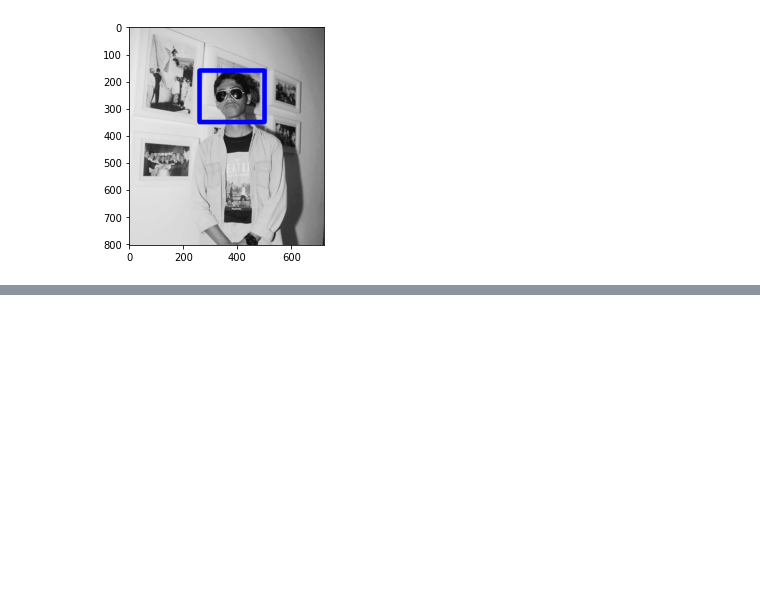
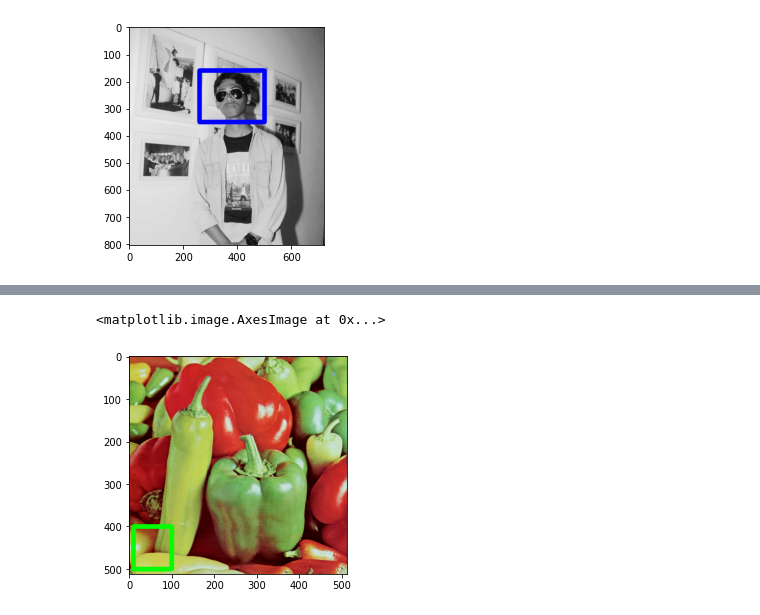
Before and after one commit to yocki24/PCVK_Genap_2021, a Jupyter notebook: Week2.ipynb, the cells around one changed output, grey strips where cells are left out. Saved outputs shown, nothing was run; the diff lists cells and outputs as text; code cells hidden in the pictures; blank space fills up the shorter version.

```diff
--- a/Week2.ipynb
+++ b/Week2.ipynb
@@ -200,0 +219,6 @@ plt.imshow(img_f)
+# %%
+cv.rectangle(img_rgb,pt1=(100,400),pt2=(10,500),color=(0,255,0),thickness=10)
+plt.imshow(img_rgb)
+# %% [output]
+<matplotlib.image.AxesImage at 0x...>
+[figure, added]
```
Also changed, not shown: parts of 3 cells of this notebook.
